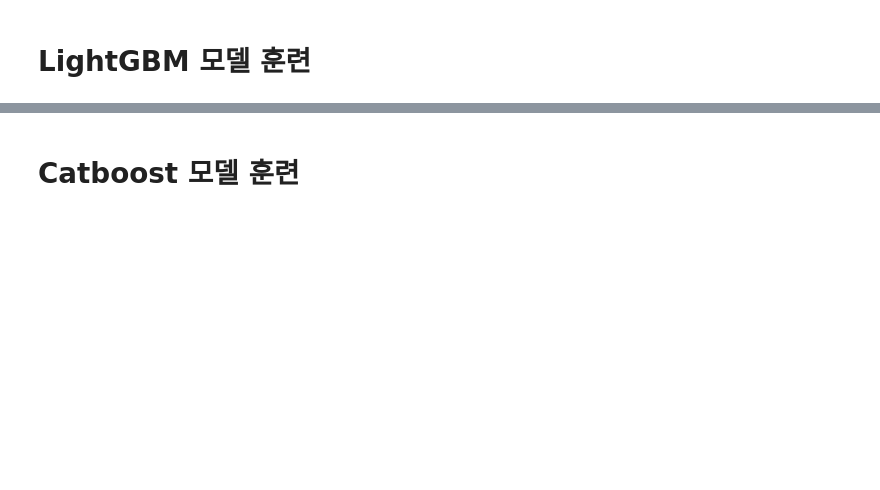
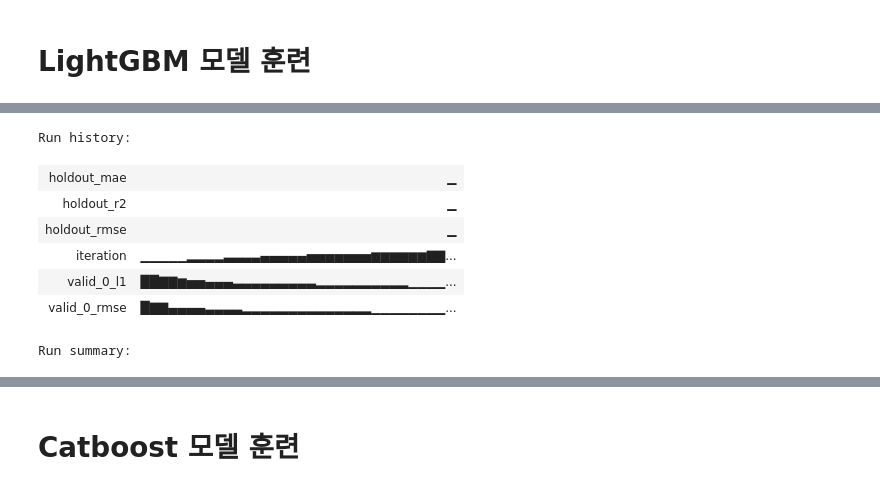
Before and after one commit to boostcampaitech7/level2-competitiveds-recsys-08, a Jupyter notebook: src/baseline.ipynb, the cells around one changed output, grey strips where cells are left out. Cells and saved outputs as stored; diff of their text form; code cells hidden in the pictures; blank space fills up the shorter version.

Commit message:
feat: Add Catboost training and Integrate wandb
- use wandb for logging
- refactor lgbm training
- refactor catboost training
- add catboost all data retraining

#11

```diff
--- a/src/baseline.ipynb
+++ b/src/baseline.ipynb
@@ -143,9 +155,2 @@ X_holdout.head()
 # %% [markdown]
 # LightGBM 모델 훈련
-# %%
-train_columns = ['area_m2', 'contract_year_month', 'contract_day', 'floor', 'latitude', 'longitude', 'age', 'cluster']
-X_train = X_train[train_columns]
-X_holdout = X_holdout[train_columns]
-
-lgb_model = lgb.LGBMRegressor(random_state=RANDOM_SEED)
-lgb_model.fit(X_train, y_train)
@@ -181,0 +157,65 @@ R²: 0.87
+# %%
+# wandb 초기화
+wandb.init(project="house_price_prediction", name="lgbm_base")
+
+# LightGBM 파라미터 설정
+lgb_params = {
+    'objective': 'regression',
+    'metric': ['rmse', 'mae'],
+    'boosting_type': 'gbdt',
+    'num_leaves': 31,
+    'learning_rate': 0.1,
+    'feature_fraction': 1.0,
+    'bagging_fraction': 1.0,
+    'bagging_freq': 0,
+    'verbose': -1,
+    'random_state': RANDOM_SEED
+}
+
+# wandb에 파라미터 로깅
+wandb.config.update(lgb_params)
+
+# LightGBM 데이터셋 생성
+train_data = lgb.Dataset(X_train, label=y_train)
+valid_data = lgb.Dataset(X_holdout, label=y_holdout, reference=train_data)
+
+# LightGBM 모델 학습
+lgb_model = lgb.train(
+    lgb_params,
+    train_data,
+    num_boost_round=1000,
+    valid_sets=[valid_data],
+    callbacks=[
+        lgb.early_stopping(stopping_rounds=50),
+        lgb.log_evaluation(period=100),
+        wandb_callback()
+    ]
+)
+
+# Log feature importance plot
+log_summary(lgb_model)
+
+# Holdout 데이터 예측 - validation 데이터에 대해 가장 좋았던 iteration 사용
+lgb_holdout_pred = lgb_model.predict(X_holdout, num_iteration=lgb_model.best_iteration)
+
+# 성능 메트릭 계산
+lgb_holdout_mae = mean_absolute_error(y_holdout, lgb_holdout_pred)
+lgb_holdout_rmse = np.sqrt(mean_squared_error(y_holdout, lgb_holdout_pred))
+lgb_holdout_r2 = r2_score(y_holdout, lgb_holdout_pred)
+
+# wandb에 성능 지표 로깅
+wandb.log({
+    "holdout_mae": lgb_holdout_mae,
+    "holdout_rmse": lgb_holdout_rmse,
+    "holdout_r2": lgb_holdout_r2
+})
+
+# 결과 출력
+print("Holdout 데이터셋 LGBM 성능:")
+print(f"MAE: {lgb_holdout_mae:.2f}")
+print(f"RMSE: {lgb_holdout_rmse:.2f}")
+print(f"R²: {lgb_holdout_r2:.2f}")
+
+# wandb 실험 종료
+wandb.finish()
+# %% [output]
@@ -181,0 +244,8 @@ R²: 0.87
+Run history:
+| holdout_mae | ▁ |
+| holdout_r2 | ▁ |
+| holdout_rmse | ▁ |
+| iteration | ▁▁▁▁▁▂▂▂▂▃▃▃▃▄▄▄▄▄▅▅▅▅▅▅▅▆▆▆▆▆▆▇▇... |
+| valid_0_l1 | ██▇▇▆▅▅▄▄▄▃▃▃▃▃▃▃▃▃▂▂▂▂▂▂▂▂▂▂▁▁▁▁... |
+| valid_0_rmse | █▇▇▄▄▄▄▃▃▃▃▂▂▂▂▂▂▂▂▂▂▂▂▂▂▁▁▁▁▁▁▁▁... |
+Run summary:
```
Also changed, not shown: parts of 17 cells of this notebook.
